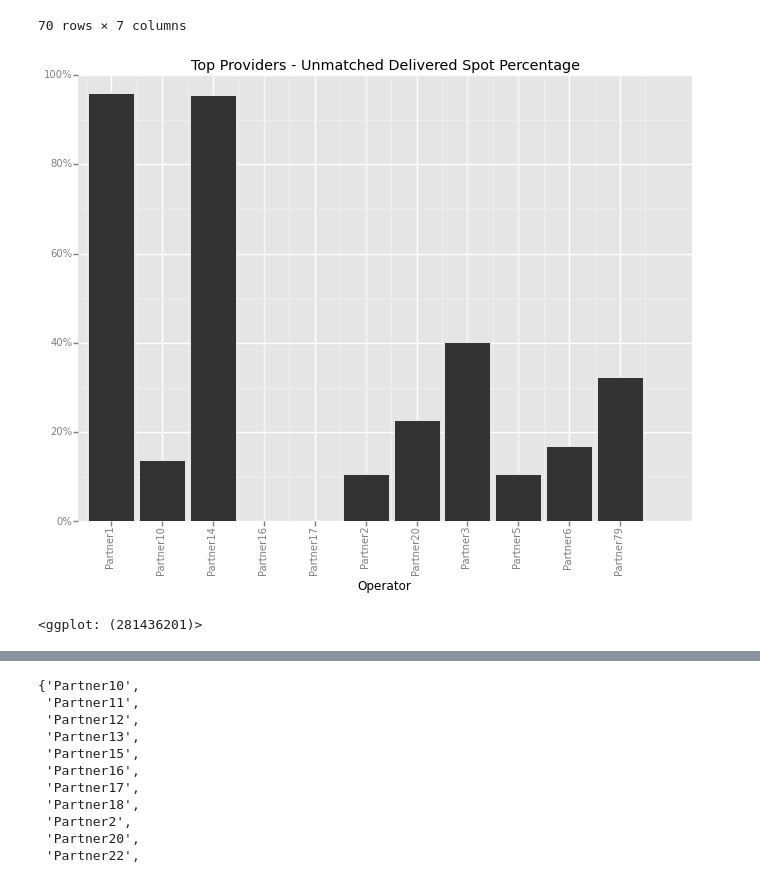
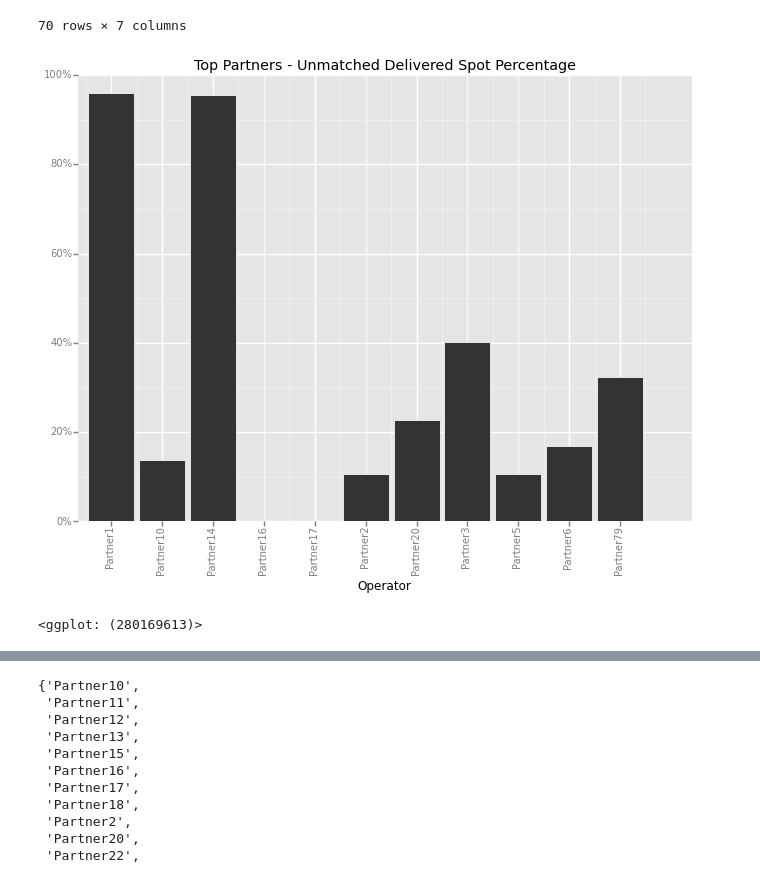
Before and after one commit to asbhat/data-science-class, a Jupyter notebook: final-project/Aditya Bhat - Final Project.ipynb, the cells around one changed output, grey strips where cells are left out. Saved outputs shown, nothing was run; the diff lists cells and outputs as text; code cells hidden in the pictures.

```diff
--- a/final-project/Aditya Bhat - Final Project.ipynb
+++ b/final-project/Aditya Bhat - Final Project.ipynb
@@ -68,8 +72,8 @@ spotHistData
 | 54 | Partner68 | 0 | 1 | 1 | 0.000000 | 1.000000 | ... |
 70 rows × 7 columns
 # %%
-ggplot(spotHistData[spotHistData['TotalSpots'] >= 900], aes(x='Operator', weight='DeliveredUnitsPct')) + geom_bar() + theme(axis_text_x=element_text(angle=90)) + ggtitle('Top Providers - Unmatched Delivered Spot Percentage') + scale_y_continuous(labels='percent')
+ggplot(spotHistData[spotHistData['TotalSpots'] >= 900], aes(x='Operator', weight='DeliveredUnitsPct')) + geom_bar() + theme(axis_text_x=element_text(angle=90)) + ggtitle('Top Partners - Unmatched Delivered Spot Percentage') + scale_y_continuous(labels='percent')
 # %% [output]
-[figure, old version]
+[figure, new version]
-<ggplot: (281436201)>
+<ggplot: (280169613)>
 # %%
```
Also changed, not shown: parts of 19 cells of this notebook.
